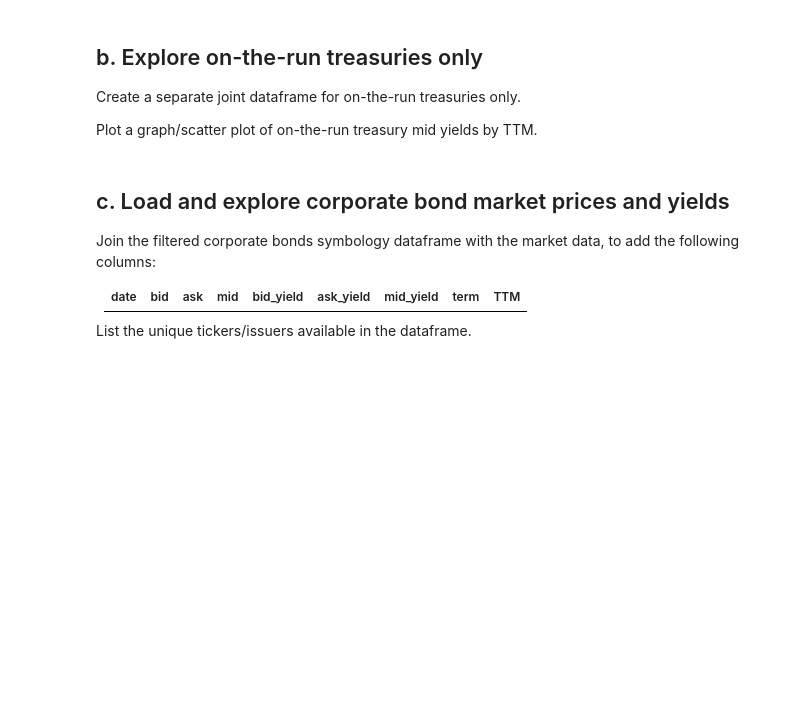
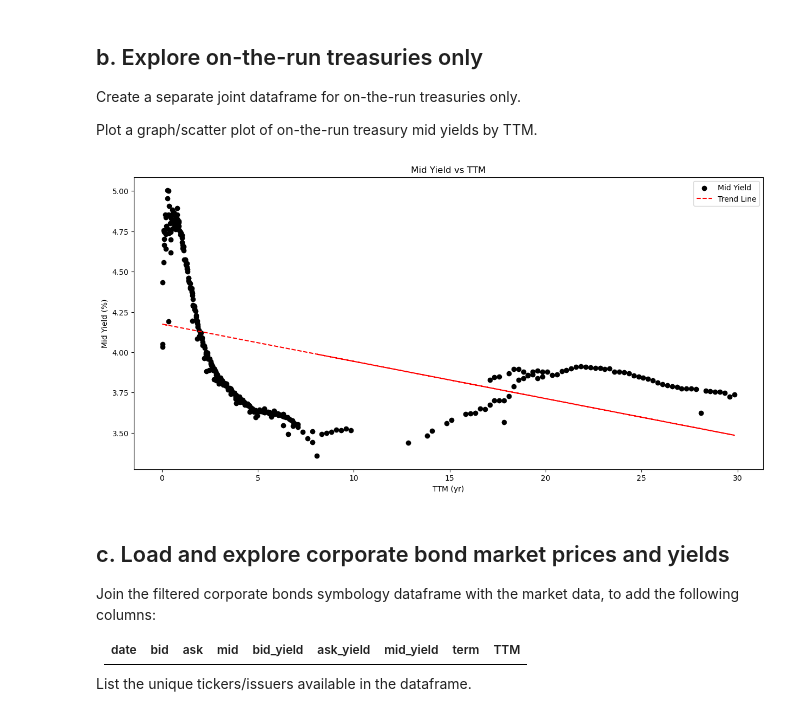
Before and after one commit to alanwake47/FINM-35700-Credit-Markets, a Jupyter notebook: week1/CreditMarkets_Homework_1/homework/Homework 1.ipynb, the cells around one changed output. Saved outputs shown, nothing was run; the diff lists cells and outputs as text; code cells hidden in the pictures; blank space fills up the shorter version.

```diff
--- a/week1/CreditMarkets_Homework_1/homework/Homework 1.ipynb
+++ b/week1/CreditMarkets_Homework_1/homework/Homework 1.ipynb
@@ -269,3 +326,5 @@ govt_symbology_md.head()
+# %%
+govt_symbology_md1 = get_mid_yield(govt_symbology_md)
 # %%
-# keep only the columns we need | date | bid | ask | mid | bid_yield | ask_yield | mid_yield | term | TTM |
-govt_symbology_md = govt_symbology_md[['date', 'bid', 'ask', 'mid', 'bid_yield', 'ask_yield', 'mid_yield', 'term', 'TTM']]
+# keep only the columns we need | date | bid | ask | mid | bid_yield | ask_yield | mid_yield | term | TTM | in govt_symbology_md1
+govt_symbology_md2 = govt_symbology_md1[['date', 'bid', 'ask', 'mid', 'bid_yield', 'ask_yield', 'mid_yield', 'term', 'TTM']]
@@ -273,0 +331,9 @@ KeyError: "['mid', 'mid_yield'] not in index"
+# %%
+#sort mid_yield in ascending order
+govt_symbology_md2.sort_values(by=['mid_yield'], inplace=True)
+#drop the rows with mid_yield = 0
+govt_symbology_md2 = govt_symbology_md2[govt_symbology_md2['mid_yield'] != 0]
+#drop the rows with mid_yield = NaN
+govt_symbology_md2 = govt_symbology_md2.dropna(subset=['mid_yield'])
+#reset index
+govt_symbology_md2.reset_index(drop=True, inplace=True)
@@ -276,6 +358,21 @@ KeyError: "['mid', 'mid_yield'] not in index"
 Create a separate joint dataframe for on-the-run treasuries only.
 
 Plot a graph/scatter plot of on-the-run treasury mid yields by TTM.
+# %%
+#scatter plot of OTR treasury mid_yield vs TTM
+fig, ax = plt.subplots(figsize=(15, 7))
+ax.scatter(govt_symbology_md2['TTM'], govt_symbology_md2['mid_yield'], color='black')
+#add best fit line
+z = np.polyfit(govt_symbology_md2['TTM'], govt_symbology_md2['mid_yield'], 1)
+p = np.poly1d(z)
+plt.plot(govt_symbology_md2['TTM'], p(govt_symbology_md2['TTM']), "r--")
+ax.set_xlabel('TTM (yr)')
+ax.set_ylabel('Mid Yield (%)')
+ax.set_title('Mid Yield vs TTM')
+plt.legend(['Mid Yield','Trend Line'])
+plt.show()
+# %% [output]
+[figure, added]
 # %% [markdown]
 ## c. Load and explore corporate bond market prices and yields
 
```
Also changed, not shown: parts of 19 cells of this notebook.
